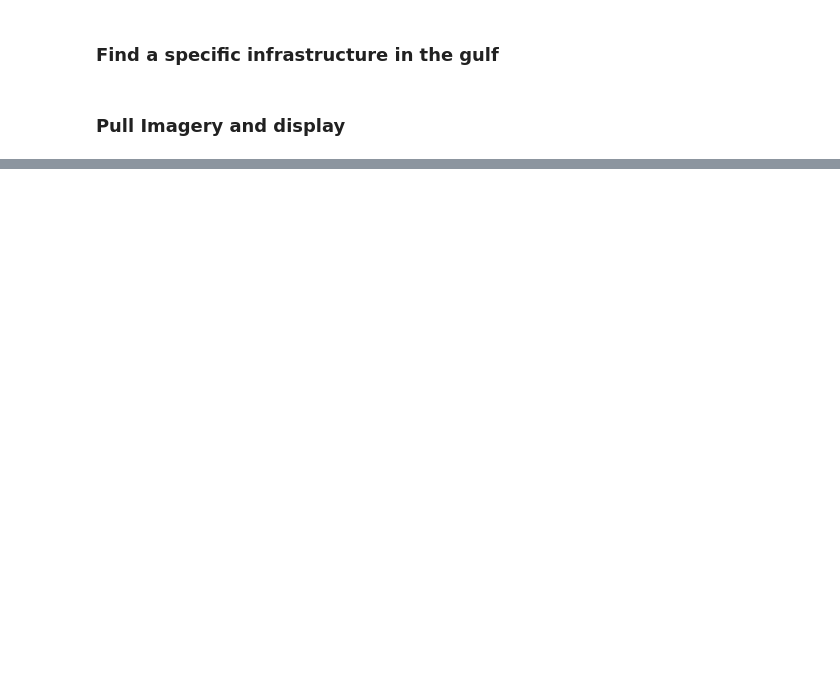
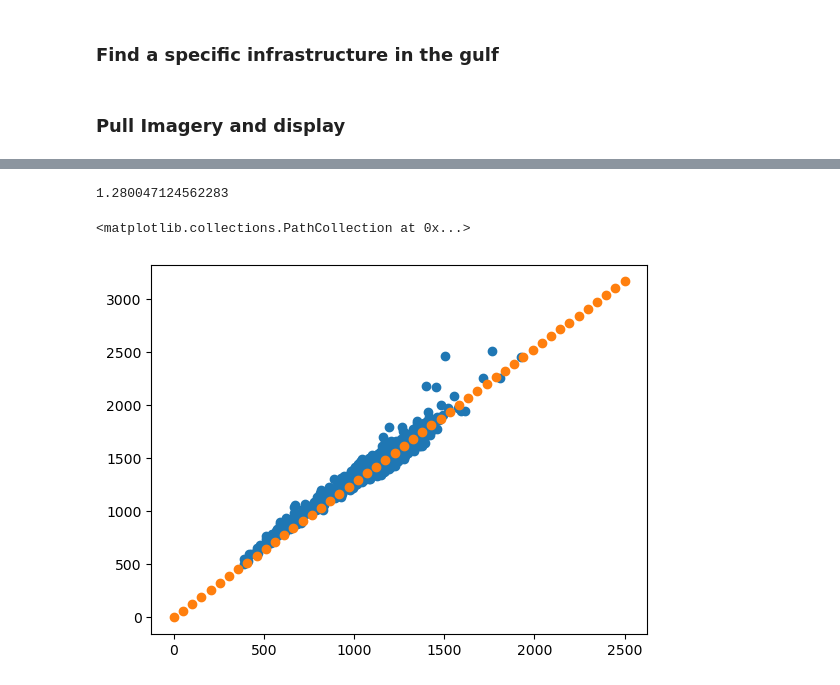
Before and after one commit to SkyTruth/offshore-methane, a Jupyter notebook: notebooks/sentinel2_sunglint_viewer.ipynb, the cells around one changed output, grey strips where cells are left out. Cells and saved outputs as stored; diff of their text form; code cells hidden in the pictures; blank space fills up the shorter version.

```diff
--- a/notebooks/sentinel2_sunglint_viewer.ipynb
+++ b/notebooks/sentinel2_sunglint_viewer.ipynb
@@ -115,0 +189,6 @@ Map
+# %%
+i=0
+plumes = ee.FeatureCollection("projects/ee-brendan-skytruth/assets/unepIMEO_plumes_sentinel2")
+point_object = plumes.toList(41).get(i)
+point = ee.Feature(plumes.toList(41).get(i))
+plume_s2 = get_s2_collection_from_feature(point_object.getInfo())
@@ -115,0 +222,2 @@ Map
+# %%
+i=-1
@@ -115,0 +247,26 @@ Map
+# %%
+sample = granule.sampleRectangle(region=bbox, defaultValue=0)
+
+# 5. Convert to NumPy arrays
+# red = np.array(sample.get('B4').getInfo())
+green = np.array(sample.get('B3').getInfo())
+# blue = np.array(sample.get('B2').getInfo())
+
+b12 = granule.select('B12')  # 20m
+b9 = granule.select('B9')    # 60m
+b10 = granule.select('B10')
+b3 = granule.select('b3') # 10m
+
+# Resample B9 to match B12 resolution
+b9_resampled = b9.resample('bicubic').reproject(crs=b12.projection())
+rescaled_img = b12.addBands(b9_resampled.rename('B9_resampled'))
+sample_b9 = rescaled_img.sampleRectangle(region=bbox)
+
+b10_resampled = b10.resample('bicubic').reproject(crs=b12.projection())
+rescaled_img = b12.addBands(b10_resampled.rename('B10_resampled'))
+sample_b10 = rescaled_img.sampleRectangle(region=bbox)
+
+b11 = np.array(sample.get('B11').getInfo())
+b12 = np.array(sample.get('B12').getInfo())
+b9 = np.array(sample_b9.get('B9_resampled').getInfo())
+b10 = np.array(sample_b10.get('B10_resampled').getInfo())
@@ -115,0 +286,16 @@ Map
+# %%
+c = compute_scaling_coefficient(b11, b12)
+b11_fit_c = c * b12
+# %%
+print(c)
+# %% [output]
+1.280047124562283
+# %%
+# plt.scatter(b12,b11)
+# plt.scatter(np.linspace(0,2500), m*np.linspace(0,2500)+ b)
+
+plt.scatter(b12,b11)
+plt.scatter(np.linspace(0,2500), c*np.linspace(0,2500))
+# %% [output]
+<matplotlib.collections.PathCollection at 0x...>
+[figure, added]
```
Also changed, not shown: parts of 24 cells of this notebook, 3 other files.
